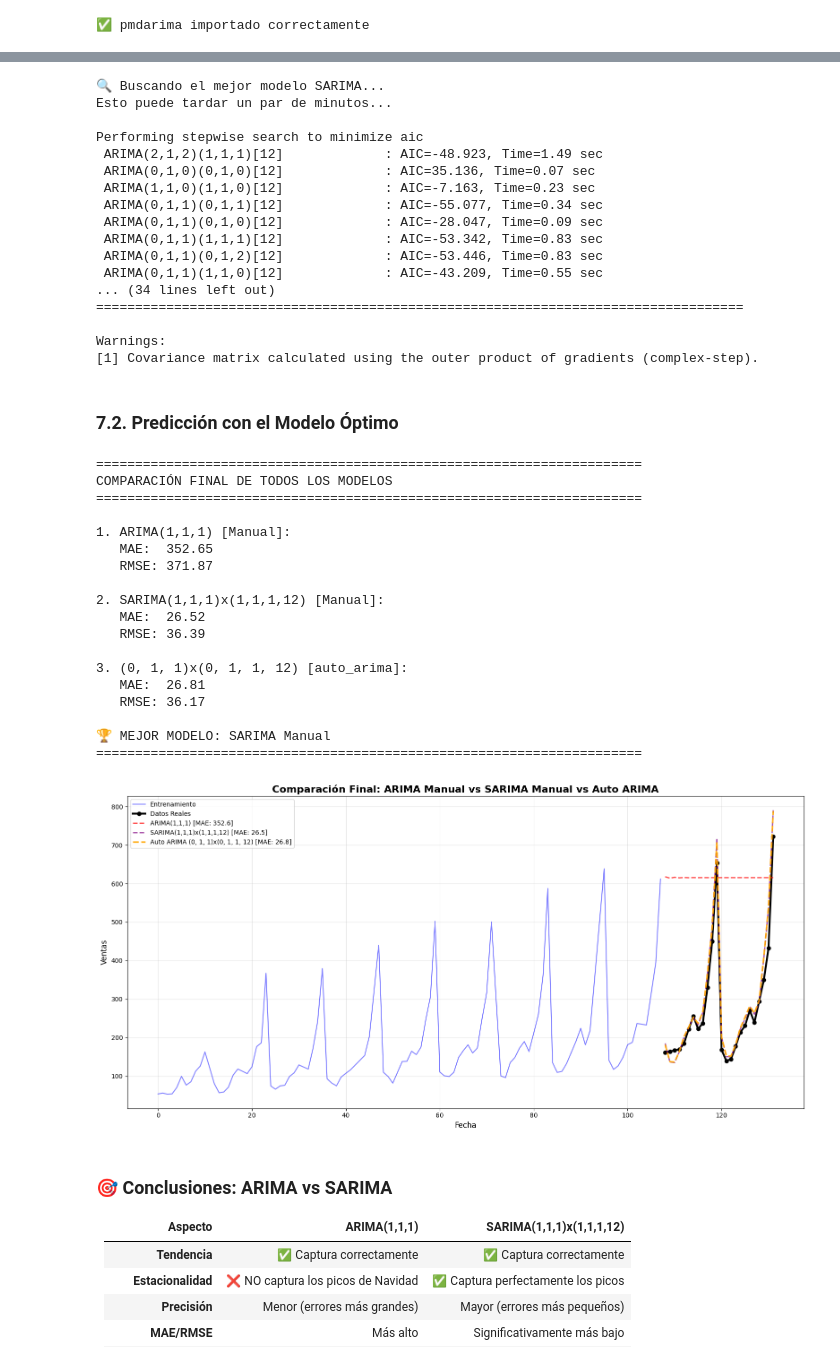
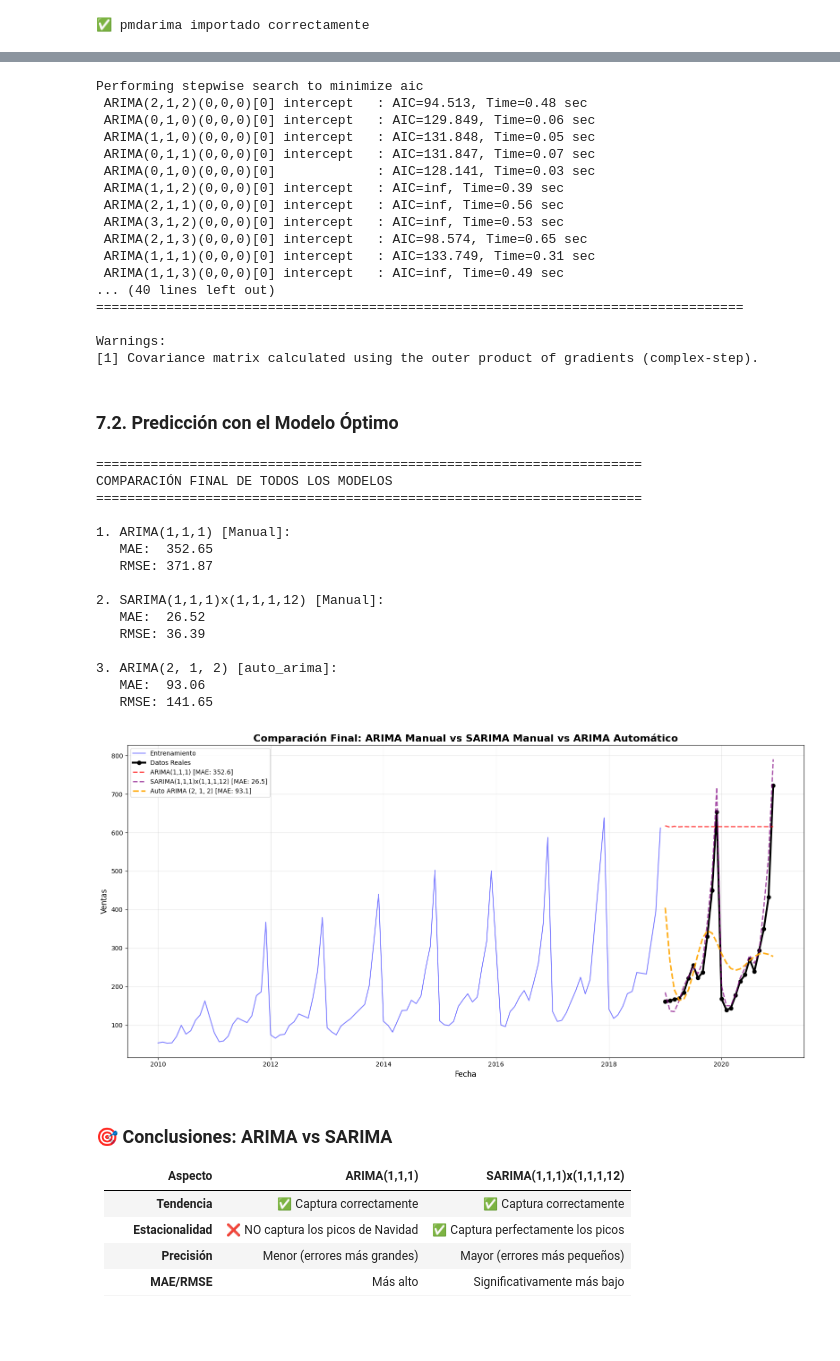
Before and after one commit to rasitoo/PythonDataAnalisis_bigdata_AHK, a Jupyter notebook: 22ARIMA_SARIMA_y_metodos _clasicos.ipynb, the cells around one changed output, grey strips where cells are left out. Saved outputs shown, nothing was run; the diff lists cells and outputs as text; code cells hidden in the pictures; blank space fills up the shorter version.

Commit message:
fix arima sarima years

```diff
--- a/22ARIMA_SARIMA_y_metodos _clasicos.ipynb
+++ b/22ARIMA_SARIMA_y_metodos _clasicos.ipynb
@@ -297,6 +297,10 @@ Datos de Juguetería cargados. (Fechas como texto y 15 Nulos ocultos)
 # %%
 # 1. Limpieza e Imputación (Asegúrate de que df_toys esté preparado)
 df_toys['Ventas'] = df_toys['Ventas'].interpolate(method='linear')
+
+
+df_toys['Mes'] = pd.to_datetime(df_toys['Mes'])
+df_toys.set_index('Mes', inplace=True)
 
 # 2. Transformación Logarítmica para estabilizar la varianza multiplicativa
 df_toys['Log_Ventas'] = np.log(df_toys['Ventas'])
@@ -752,44 +756,38 @@ Vamos a usar `auto_arima()` con los siguientes parámetros:
 # %%
-# Buscar el mejor modelo automáticamente
-print("🔍 Buscando el mejor modelo SARIMA...")
-print("Esto puede tardar un par de minutos...\n")
+# Buscar el mejor modelo ARIMA automáticamente
 
 auto_model = pm.auto_arima(
     train,                    # Datos de entrenamiento
-    seasonal=True,            # Activar búsqueda de estacionalidad
-    m=12,                     # Periodo estacional (12 meses)
+    seasonal=False,           # NO buscar componentes estacionales (solo ARIMA)
     stepwise=True,            # Búsqueda más eficiente
     trace=True,               # Mostrar los modelos que va probando
     suppress_warnings=True,   # No mostrar warnings
     error_action='ignore',    # Ignorar modelos que den error
-    max_p=3,                  # Máximo valor de p
-    max_q=3,                  # Máximo valor de q
-    max_P=3,                  # Máximo valor de P estacional
-    max_Q=3,                  # Máximo valor de Q estacional
+    max_p=5,                  # Máximo valor de p
+    max_q=5,                  # Máximo valor de q
     max_d=2,                  # Máximo orden de diferenciación
-    max_D=1,                  # Máximo orden de diferenciación estacional
     information_criterion='aic',  # Criterio de selección
     n_fits=50                 # Número máximo de modelos a probar
 )
 
 print("\n" + "=" * 70)
-print("✅ MEJOR MODELO ENCONTRADO")
+print("✅ MEJOR MODELO ARIMA ENCONTRADO")
 print("=" * 70)
 print(auto_model.summary())
 # %% [output]
-🔍 Buscando el mejor modelo SARIMA...
-Esto puede tardar un par de minutos...
-
 Performing stepwise search to minimize aic
- ARIMA(2,1,2)(1,1,1)[12]             : AIC=-48.923, Time=1.49 sec
- ARIMA(0,1,0)(0,1,0)[12]             : AIC=35.136, Time=0.07 sec
- ARIMA(1,1,0)(1,1,0)[12]             : AIC=-7.163, Time=0.23 sec
- ARIMA(0,1,1)(0,1,1)[12]             : AIC=-55.077, Time=0.34 sec
- ARIMA(0,1,1)(0,1,0)[12]             : AIC=-28.047, Time=0.09 sec
- ARIMA(0,1,1)(1,1,1)[12]             : AIC=-53.342, Time=0.83 sec
- ARIMA(0,1,1)(0,1,2)[12]             : AIC=-53.446, Time=0.83 sec
- ARIMA(0,1,1)(1,1,0)[12]             : AIC=-43.209, Time=0.55 sec
-... (34 lines left out)
+ ARIMA(2,1,2)(0,0,0)[0] intercept   : AIC=94.513, Time=0.48 sec
+ ARIMA(0,1,0)(0,0,0)[0] intercept   : AIC=129.849, Time=0.06 sec
+ ARIMA(1,1,0)(0,0,0)[0] intercept   : AIC=131.848, Time=0.05 sec
+ ARIMA(0,1,1)(0,0,0)[0] intercept   : AIC=131.847, Time=0.07 sec
+ ARIMA(0,1,0)(0,0,0)[0]             : AIC=128.141, Time=0.03 sec
+ ARIMA(1,1,2)(0,0,0)[0] intercept   : AIC=inf, Time=0.39 sec
+ ARIMA(2,1,1)(0,0,0)[0] intercept   : AIC=inf, Time=0.56 sec
+ ARIMA(3,1,2)(0,0,0)[0] intercept   : AIC=inf, Time=0.53 sec
+ ARIMA(2,1,3)(0,0,0)[0] intercept   : AIC=98.574, Time=0.65 sec
+ ARIMA(1,1,1)(0,0,0)[0] intercept   : AIC=133.749, Time=0.31 sec
+ ARIMA(1,1,3)(0,0,0)[0] intercept   : AIC=inf, Time=0.49 sec
+... (40 lines left out)
 ===================================================================================
 
 Warnings:
@@ -819,7 +817,7 @@ print(f"\n2. SARIMA(1,1,1)x(1,1,1,12) [Manual]:")
 print(f"   MAE:  {mae_sarima:.2f}")
 print(f"   RMSE: {rmse_sarima:.2f}")
 
-print(f"\n3. {auto_model.order}x{auto_model.seasonal_order} [auto_arima]:")
+print(f"\n3. ARIMA{auto_model.order} [auto_arima]:")
 print(f"   MAE:  {mae_auto:.2f}")
 print(f"   RMSE: {rmse_auto:.2f}")
 
@@ -828,9 +826,6 @@ modelos = {'ARIMA Manual': mae_arima,
            'SARIMA Manual': mae_sarima,
            'Auto ARIMA': mae_auto}
 mejor_modelo = min(modelos, key=modelos.get)
-
-print(f"\n🏆 MEJOR MODELO: {mejor_modelo}")
-print("=" * 70)
 # %% [output]
 ======================================================================
 COMPARACIÓN FINAL DE TODOS LOS MODELOS
@@ -844,43 +839,40 @@ COMPARACIÓN FINAL DE TODOS LOS MODELOS
    MAE:  26.52
    RMSE: 36.39
 
-3. (0, 1, 1)x(0, 1, 1, 12) [auto_arima]:
-   MAE:  26.81
-   RMSE: 36.17
-
-🏆 MEJOR MODELO: SARIMA Manual
-======================================================================
+3. ARIMA(2, 1, 2) [auto_arima]:
+   MAE:  93.06
+   RMSE: 141.65
 # %%
 # Visualización final: Comparación de los 3 modelos
 plt.figure(figsize=(16, 8))
 
 # Datos históricos
 plt.plot(train_real.index, train_real, label='Entrenamiento', color='blue', alpha=0.5)
 plt.plot(test_real.index, test_real, label='Datos Reales', color='black', linewidth=3, marker='o', markersize=6)
 
 # Predicciones
 plt.plot(test.index, forecast_arima_real,
          label=f'ARIMA(1,1,1) [MAE: {mae_arima:.1f}]',
          color='red', linestyle='--', linewidth=2, alpha=0.7)
 
 plt.plot(test.index, forecast_sarima_real,
          label=f'SARIMA(1,1,1)x(1,1,1,12) [MAE: {mae_sarima:.1f}]',
          color='purple', linestyle='--', linewidth=2, alpha=0.7)
 
 plt.plot(test.index, forecast_auto_real,
-         label=f'Auto ARIMA {auto_model.order}x{auto_model.seasonal_order} [MAE: {mae_auto:.1f}]',
+         label=f'Auto ARIMA {auto_model.order} [MAE: {mae_auto:.1f}]',
          color='orange', linestyle='--', linewidth=2.5, alpha=0.9)
 
-plt.title('Comparación Final: ARIMA Manual vs SARIMA Manual vs Auto ARIMA',
+plt.title('Comparación Final: ARIMA Manual vs SARIMA Manual vs ARIMA Automático',
           fontsize=16, fontweight='bold')
 plt.xlabel('Fecha', fontsize=12)
 plt.ylabel('Ventas', fontsize=12)
 plt.legend(loc='upper left', fontsize=10)
 plt.grid(True, alpha=0.3)
 plt.tight_layout()
 plt.show()
 # %% [output]
-[figure, old version]
+[figure, new version]
 # %% [markdown]
 ### 🎯 Conclusiones: ARIMA vs SARIMA
 
```
Also changed, not shown: parts of 9 cells of this notebook.
